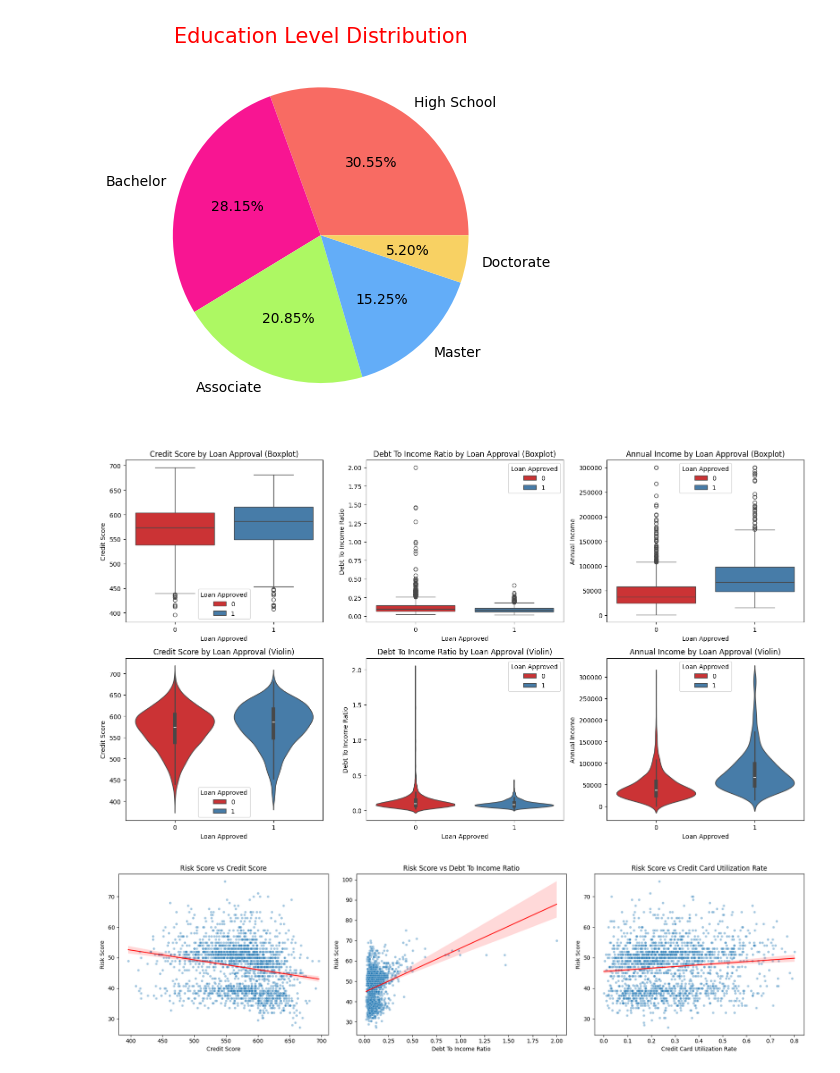
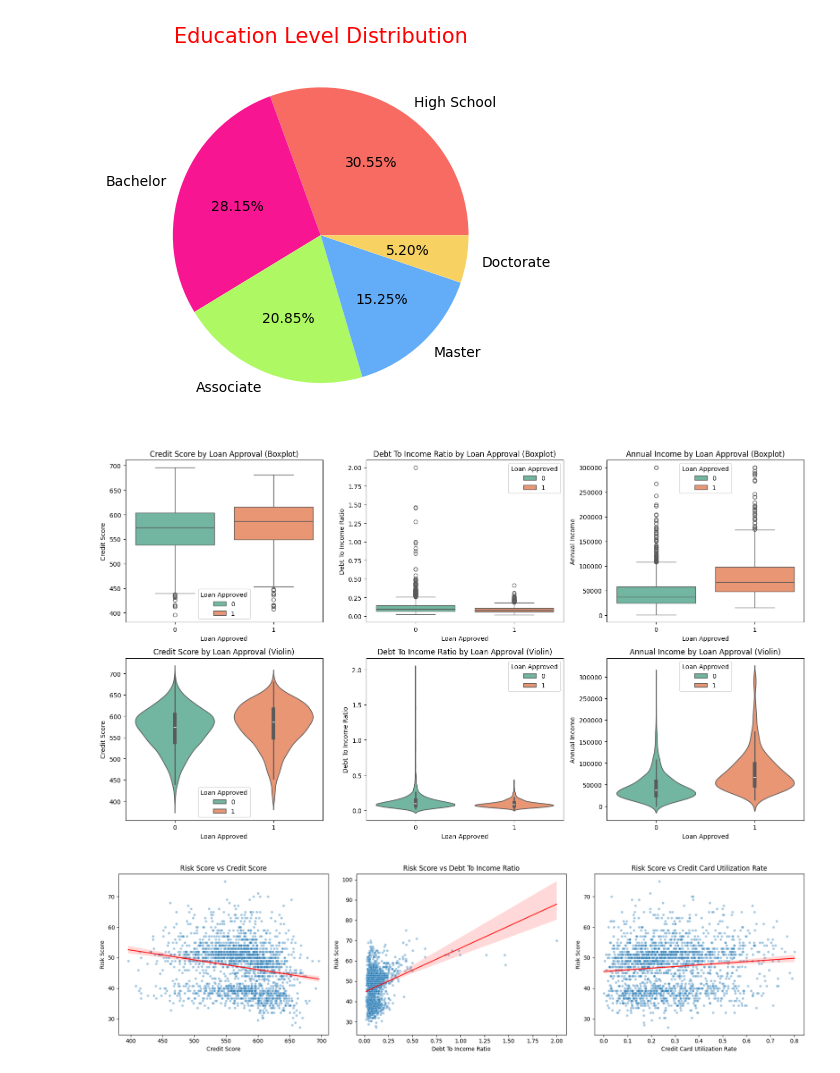
Before and after one commit to pranu-05/Intelligent-Loan-Pricing-ML-Project, a Jupyter notebook: loan_approved_predictor_notebook.ipynb, the cells around one changed output. Cells and saved outputs as stored; diff of their text form; code cells hidden in the pictures.

```diff
--- a/loan_approved_predictor_notebook.ipynb
+++ b/loan_approved_predictor_notebook.ipynb
@@ -377,25 +377,25 @@ plt.show()
 # %%
 # Set up figure with 3 columns (one per variable)
 fig, axes = plt.subplots(2, 3, figsize=(16, 9))
 
 variables = ['Credit Score', 'Debt To Income Ratio', 'Annual Income']
 
 # Row 1: Boxplots
 for i, var in enumerate(variables):
-    sns.boxplot(data=df, x='Loan Approved', y=var, ax=axes[0, i], hue = 'Loan Approved', palette='Set1')
+    sns.boxplot(data=df, x='Loan Approved', y=var, ax=axes[0, i], hue = 'Loan Approved', palette='Set2')
     axes[0, i].set_title(f'{var} by Loan Approval (Boxplot)')
     axes[0, i].set_xlabel('Loan Approved')
 
 # Row 2: Violin plots
 for i, var in enumerate(variables):
-    sns.violinplot(data=df, x='Loan Approved', y=var, ax=axes[1, i], hue = 'Loan Approved', palette='Set1')
+    sns.violinplot(data=df, x='Loan Approved', y=var, ax=axes[1, i], hue = 'Loan Approved', palette='Set2')
     axes[1, i].set_title(f'{var} by Loan Approval (Violin)')
     axes[1, i].set_xlabel('Loan Approved')
 
 plt.tight_layout()
 plt.show()
 # %% [output]
-[figure, old version]
+[figure, new version]
 # %%
 
 fig, axes = plt.subplots(1, 3, figsize=(18, 5))
```
Also changed, not shown: parts of 1 cell of this notebook.
